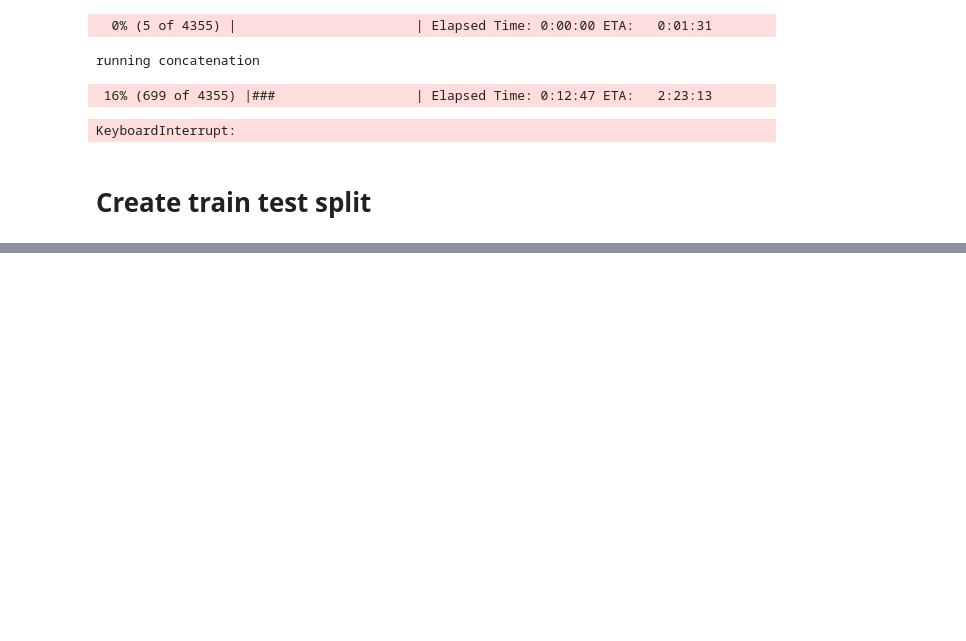
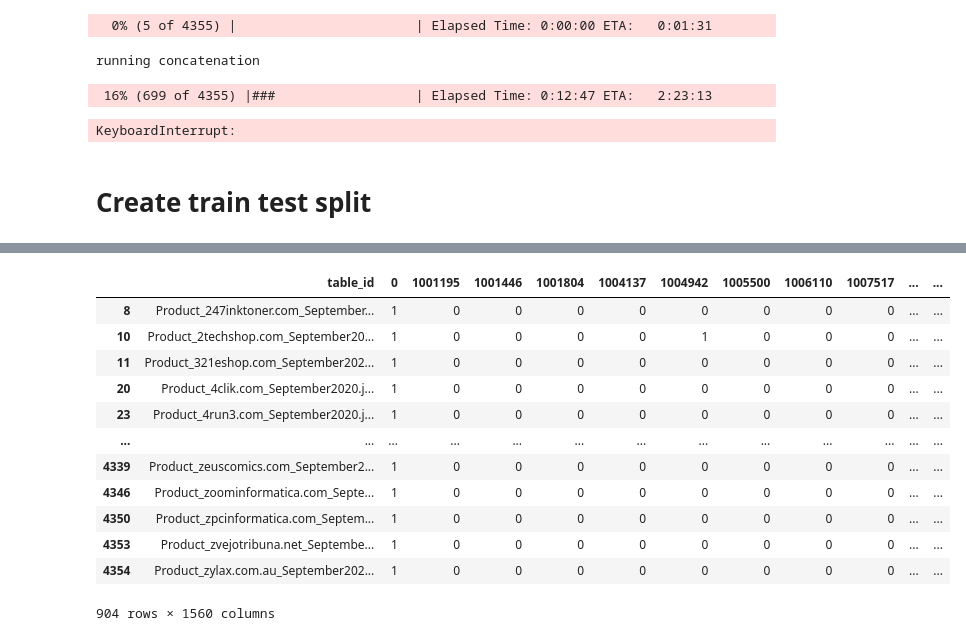
Before and after one commit to NiklasSabel/data_integration_using_deep_learning, a Jupyter notebook: notebooks/Entity/Product/train_test_split/Entity_Product_train_test_split.ipynb, the cells around one changed output, grey strips where cells are left out. Cells and saved outputs as stored; diff of their text form; code cells hidden in the pictures; blank space fills up the shorter version.

```diff
--- a/notebooks/Entity/Product/train_test_split/Entity_Product_train_test_split.ipynb
+++ b/notebooks/Entity/Product/train_test_split/Entity_Product_train_test_split.ipynb
@@ -460,0 +723,20 @@ for index in columns_sorted.filename:#???
+# %%
+# create overview table for large test set
+all_tables_large_test = [file for file in os.listdir(os.path.join(train_test_output_path, 'large/test')) if file.endswith('.json.gz')]
+large_test = full_table[full_table['table_id'].isin(all_tables_large_test)]
+large_test.to_csv(os.path.join(train_test_output_path, 'large', 'test_set_overview_large.csv'))
+large_test
+# %% [output]
+|  | table_id | 0 | 1001195 | 1001446 | 1001804 | 1004137 | 1004942 | 1005500 | 1006110 | 1007517 | ... | ... |
+| 8 | Product_247inktoner.com_September... | 1 | 0 | 0 | 0 | 0 | 0 | 0 | 0 | 0 | ... | ... |
+| 10 | Product_2techshop.com_September20... | 1 | 0 | 0 | 0 | 0 | 1 | 0 | 0 | 0 | ... | ... |
+| 11 | Product_321eshop.com_September202... | 1 | 0 | 0 | 0 | 0 | 0 | 0 | 0 | 0 | ... | ... |
+| 20 | Product_4clik.com_September2020.j... | 1 | 0 | 0 | 0 | 0 | 0 | 0 | 0 | 0 | ... | ... |
+| 23 | Product_4run3.com_September2020.j... | 1 | 0 | 0 | 0 | 0 | 0 | 0 | 0 | 0 | ... | ... |
+| ... | ... | ... | ... | ... | ... | ... | ... | ... | ... | ... | ... | ... |
+| 4339 | Product_zeuscomics.com_September2... | 1 | 0 | 0 | 0 | 0 | 0 | 0 | 0 | 0 | ... | ... |
+| 4346 | Product_zoominformatica.com_Septe... | 1 | 0 | 0 | 0 | 0 | 0 | 0 | 0 | 0 | ... | ... |
+| 4350 | Product_zpcinformatica.com_Septem... | 1 | 0 | 0 | 0 | 0 | 0 | 0 | 0 | 0 | ... | ... |
+| 4353 | Product_zvejotribuna.net_Septembe... | 1 | 0 | 0 | 0 | 0 | 0 | 0 | 0 | 0 | ... | ... |
+| 4354 | Product_zylax.com.au_September202... | 1 | 0 | 0 | 0 | 0 | 0 | 0 | 0 | 0 | ... | ... |
+904 rows × 1560 columns
```
Also changed, not shown: parts of 30 cells of this notebook.
